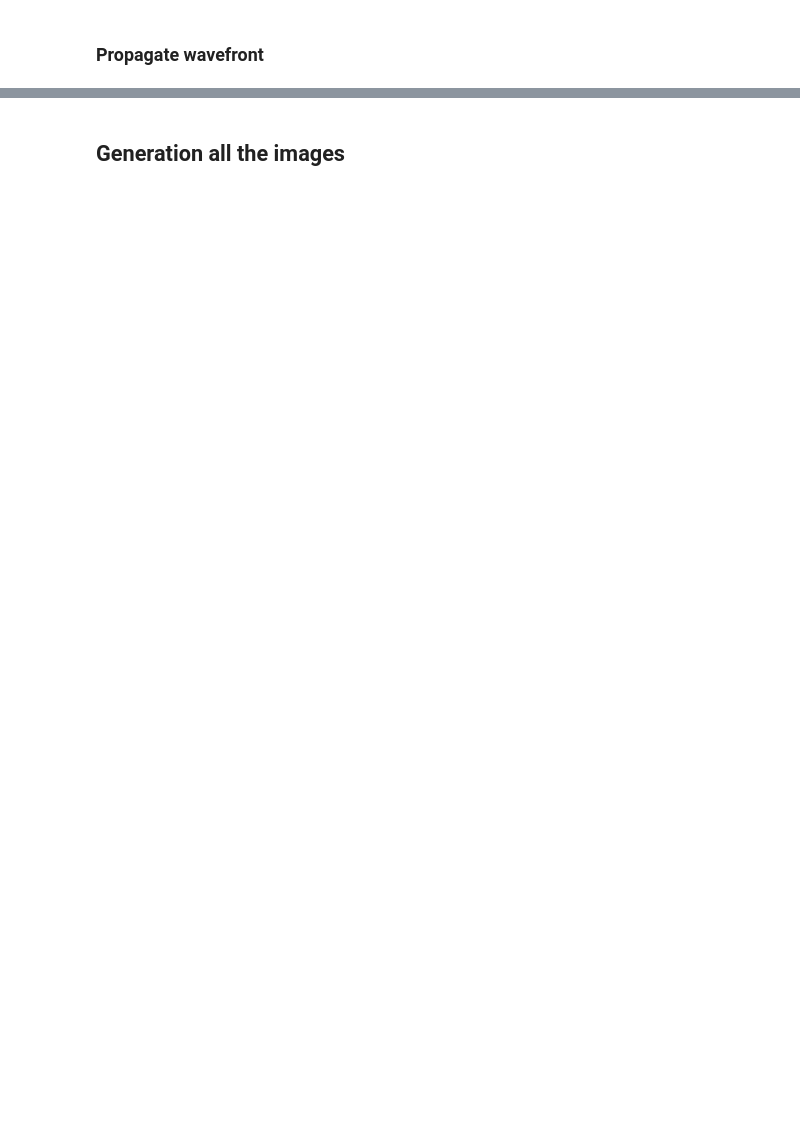
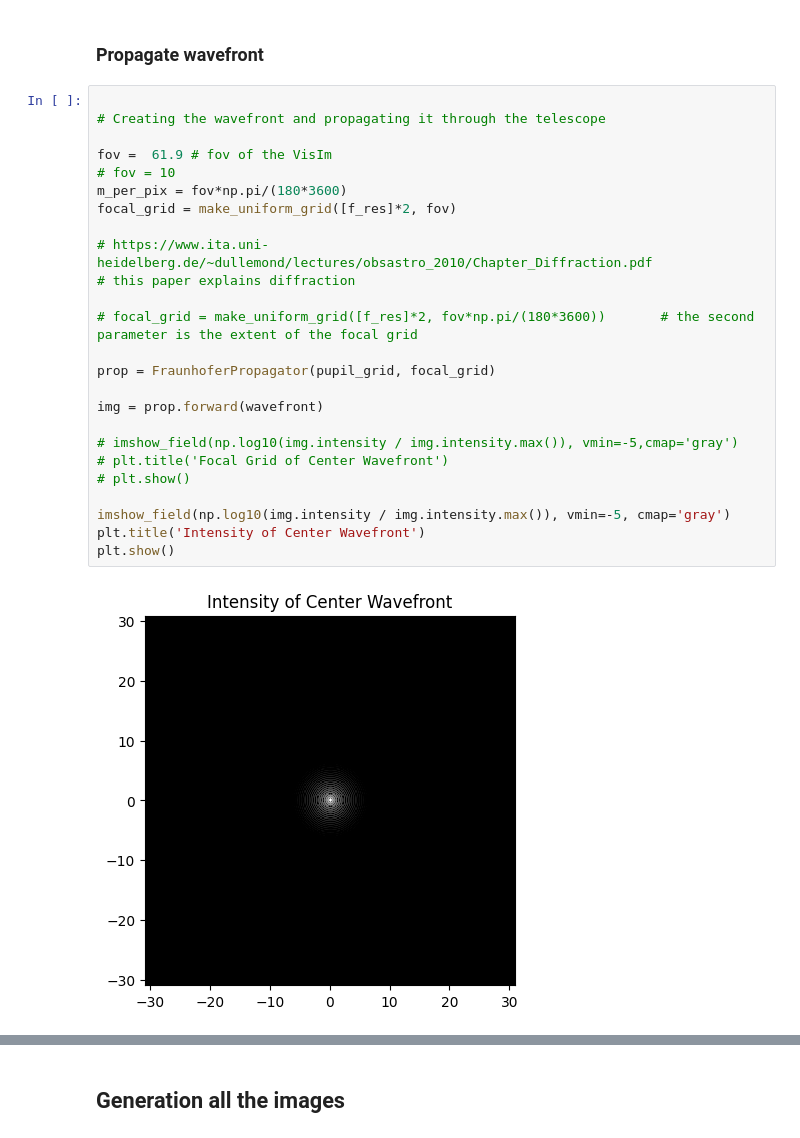
Before and after one commit to medrante/spectral_project, a Jupyter notebook: spectral_project_github.ipynb, the cells around one changed output, grey strips where cells are left out. Saved outputs shown, nothing was run; the diff lists cells and outputs as text; blank space fills up the shorter version.

Commit message:
Updating with things from the paper

```diff
--- a/spectral_project_github.ipynb
+++ b/spectral_project_github.ipynb
@@ -96,2 +173,29 @@ s_wlen, s_mag
 # %% [markdown]
 ### Propagate wavefront
+# %%
+
+# Creating the wavefront and propagating it through the telescope
+
+fov =  61.9 # fov of the VisIm
+# fov = 10
+m_per_pix = fov*np.pi/(180*3600)
+focal_grid = make_uniform_grid([f_res]*2, fov)
+
+# https://www.ita.uni-heidelberg.de/~dullemond/lectures/obsastro_2010/Chapter_Diffraction.pdf
+# this paper explains diffraction
+
+# focal_grid = make_uniform_grid([f_res]*2, fov*np.pi/(180*3600))       # the second parameter is the extent of the focal grid
+
+prop = FraunhoferPropagator(pupil_grid, focal_grid)
+
+img = prop.forward(wavefront)
+
+# imshow_field(np.log10(img.intensity / img.intensity.max()), vmin=-5,cmap='gray')
+# plt.title('Focal Grid of Center Wavefront')
+# plt.show()
+
+imshow_field(np.log10(img.intensity / img.intensity.max()), vmin=-5, cmap='gray')
+plt.title('Intensity of Center Wavefront')
+plt.show()
+# %% [output]
+[figure, added]
```
Also changed, not shown: parts of 17 cells of this notebook.
